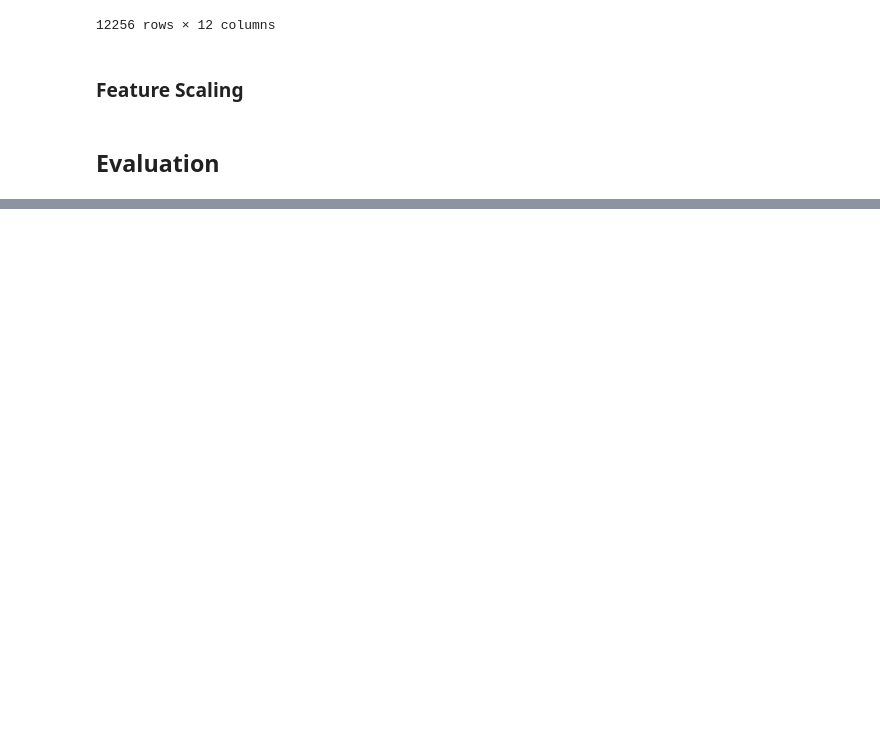
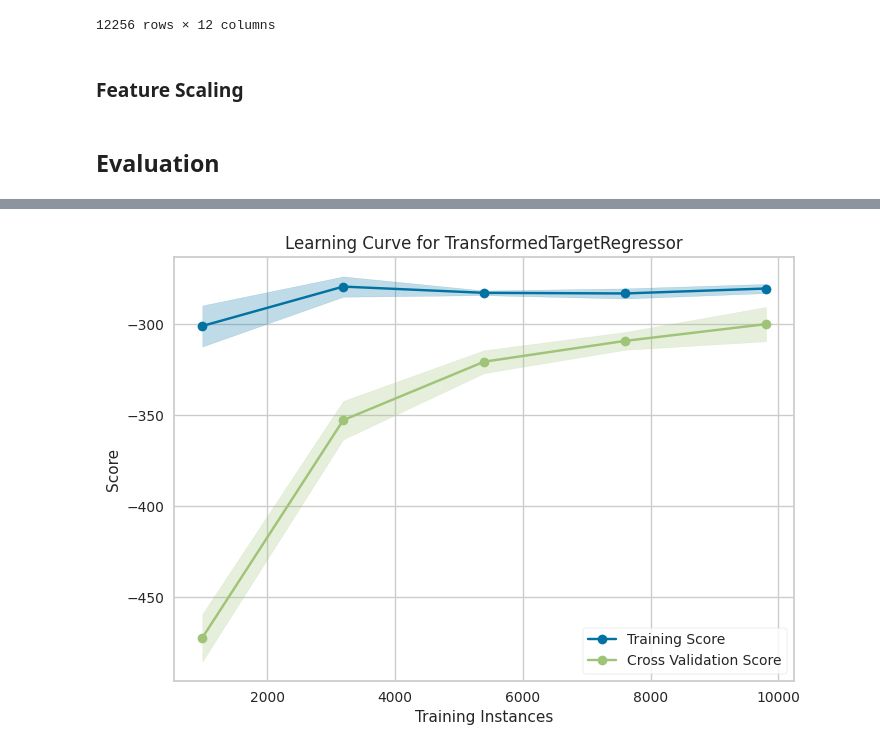
Before and after one commit to zhuofan-16/Computer_Regression, a Jupyter notebook: Price_Regression_ML.ipynb, the cells around one changed output, grey strips where cells are left out. Cells and saved outputs as stored; diff of their text form; code cells hidden in the pictures; blank space fills up the shorter version.

```diff
--- a/Price_Regression_ML.ipynb
+++ b/Price_Regression_ML.ipynb
@@ -798,0 +749,11 @@ scores
+# %%
+from sklearn.ensemble import HistGradientBoostingRegressor
+hgbm = Pipeline([
+    ('Data Preprocessing', data_preprocessing),
+    ('Log',TransformedTargetRegressor(regressor=HistGradientBoostingRegressor(),func=func, inverse_func=inverse_func)),
+])
+
+record,scores, lr = scoreModel(hgbm, x_train, y_train, algName="HistGradient Boosting Regressor", record=record)
+scores
+# %% [output]
+[figure, added]
```
Also changed, not shown: parts of 25 cells of this notebook.
